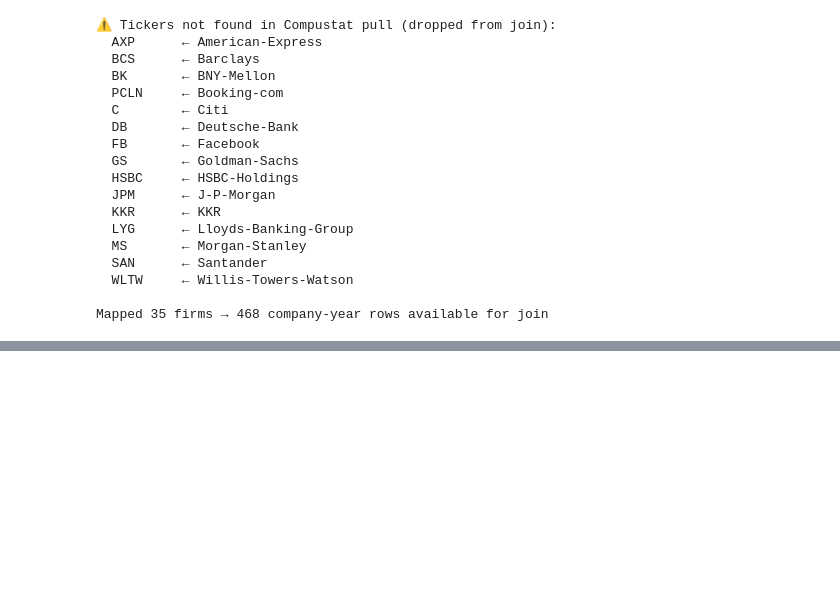
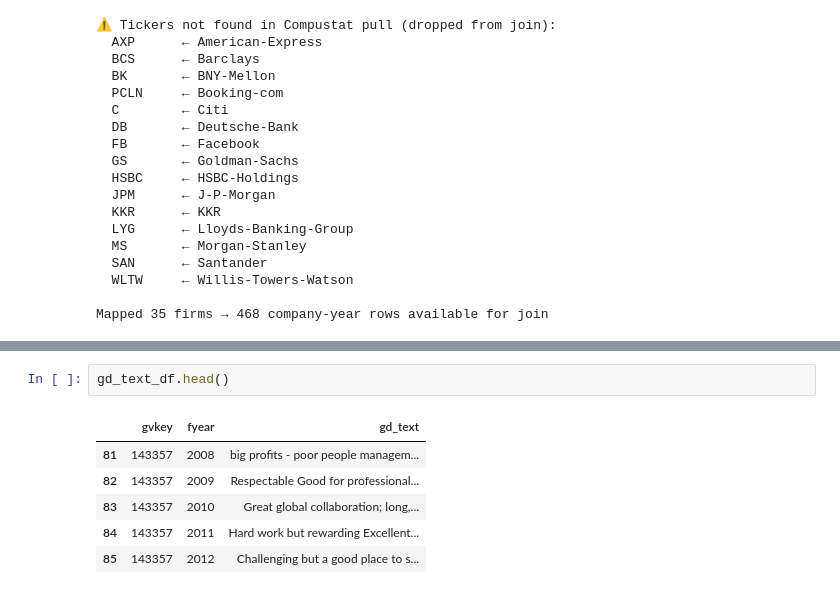
Before and after one commit to jmakk123/MLII-Final, a Jupyter notebook: 00_build_master_dataset.ipynb, the cells around one changed output, grey strips where cells are left out. Drawn from its saved outputs; the diff is of its cells as text; blank space fills up the shorter version.

```diff
--- a/00_build_master_dataset.ipynb
+++ b/00_build_master_dataset.ipynb
@@ -316,0 +320,9 @@ WORKDAY INC                        2   2017  2018
+# %%
+gd_text_df.head()
+# %% [output]
+|  | gvkey | fyear | gd_text |
+| 81 | 143357 | 2008 | big profits - poor people managem... |
+| 82 | 143357 | 2009 | Respectable Good for professional... |
+| 83 | 143357 | 2010 | Great global collaboration; long,... |
+| 84 | 143357 | 2011 | Hard work but rewarding Excellent... |
+| 85 | 143357 | 2012 | Challenging but a good place to s... |
```
Also changed, not shown: parts of 4 cells of this notebook, 3 other files.
